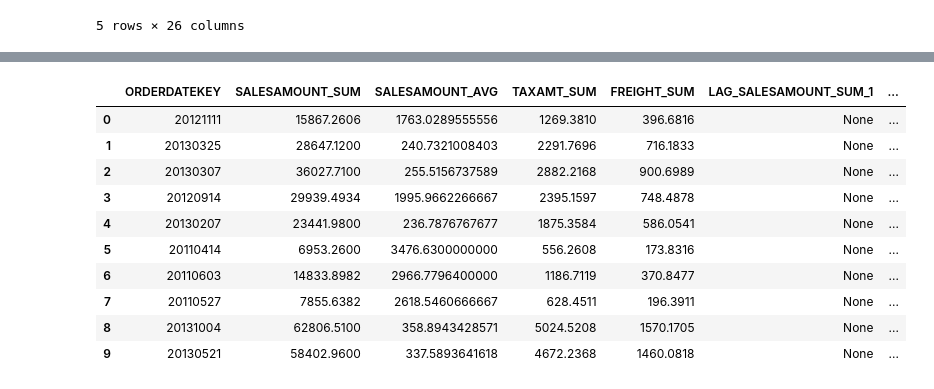
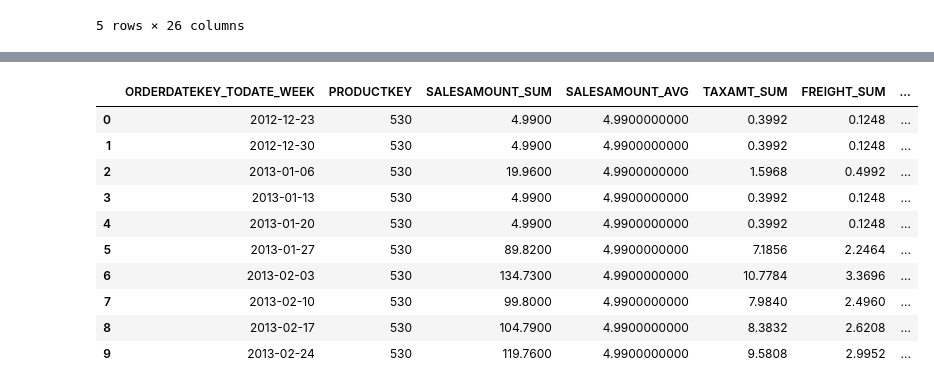
Before and after one commit to rasgointelligence/RasgoTransforms, a Jupyter notebook: UDT Tutorial.ipynb, the cells around one changed output, grey strips where cells are left out. Saved outputs shown, nothing was run; the diff lists cells and outputs as text; code cells hidden in the pictures.

```diff
--- a/UDT Tutorial.ipynb
+++ b/UDT Tutorial.ipynb
@@ -9,6 +9,7 @@
 import pyrasgo
 # %%
-#paste your Rasgo API key in the parentheses
-rasgo = pyrasgo.connect('')
+#use your rasgo API key to connect
+api_key = ''
+rasgo = pyrasgo.connect(api_key)
 # %%
 # Get all available transforms
@@ -91,10 +110,10 @@ from ADVENTUREWORKS.PUBLIC.FACTINTERNETSALES
 # %%
 # truncate date to week in a new column
 
-t1 = internet_sales.transform(
+t2 = t1.transform(
   transform_name='rasgo_datetrunc',
   date_part = 'week',
-  date_column = ['ORDERDATEKEY'])
+  date_columns = ['ORDERDATEKEY_TODATE'])
 
-t1.preview_sql()
+t2.preview()
 # %% [output]
@@ -102,9 +132,9 @@ t1.preview_sql()
 # %%
 # aggregate sales to week
 
-t1 = internet_sales.transform(
+t3 = t2.transform(
   transform_name='rasgo_group_by',
-  group_items=['ORDERDATEKEY'],
+  group_items=['ORDERDATEKEY_TODATE_WEEK', 'PRODUCTKEY'],
   aggregations={
       'SALESAMOUNT': ['SUM', 'AVG'],
       'TAXAMT': ['SUM'],
@@ -112,5 +142,5 @@ t1 = internet_sales.transform(
   }
 )
 
-t1.preview()
+t3.preview()
 # %% [output]
@@ -128,24 +158,24 @@ t1.preview()
 # %%
 # add lags for forecast model
 
-t2 = t1.transform(
+t4 = t3.transform(
     transform_name='rasgo_lag',
     columns = ['SALESAMOUNT_SUM'],
     amounts = [1,2,3,4,26,52],
-    order_by = ['ORDERDATEKEY'],
-    partition = ['ORDERDATEKEY']
+    order_by = ['ORDERDATEKEY_TODATE_WEEK'],
+    partition = ['PRODUCTKEY']
 )
 
-t2.preview()
+t4.preview()
 # %% [output]
-|  | ORDERDATEKEY | SALESAMOUNT_SUM | SALESAMOUNT_AVG | TAXAMT_SUM | FREIGHT_SUM | LAG_SALESAMOUNT_SUM_1 | ... |
-| 0 | 20121111 | 15867.2606 | 1763.0289555556 | 1269.3810 | 396.6816 | None | ... |
-| 1 | 20130325 | 28647.1200 | 240.7321008403 | 2291.7696 | 716.1833 | None | ... |
-| 2 | 20130307 | 36027.7100 | 255.5156737589 | 2882.2168 | 900.6989 | None | ... |
-| 3 | 20120914 | 29939.4934 | 1995.9662266667 | 2395.1597 | 748.4878 | None | ... |
-| 4 | 20130207 | 23441.9800 | 236.7876767677 | 1875.3584 | 586.0541 | None | ... |
-| 5 | 20110414 | 6953.2600 | 3476.6300000000 | 556.2608 | 173.8316 | None | ... |
-| 6 | 20110603 | 14833.8982 | 2966.7796400000 | 1186.7119 | 370.8477 | None | ... |
-| 7 | 20110527 | 7855.6382 | 2618.5460666667 | 628.4511 | 196.3911 | None | ... |
-| 8 | 20131004 | 62806.5100 | 358.8943428571 | 5024.5208 | 1570.1705 | None | ... |
-| 9 | 20130521 | 58402.9600 | 337.5893641618 | 4672.2368 | 1460.0818 | None | ... |
+|  | ORDERDATEKEY_TODATE_WEEK | PRODUCTKEY | SALESAMOUNT_SUM | SALESAMOUNT_AVG | TAXAMT_SUM | FREIGHT_SUM | ... |
+| 0 | 2012-12-23 | 530 | 4.9900 | 4.9900000000 | 0.3992 | 0.1248 | ... |
+| 1 | 2012-12-30 | 530 | 4.9900 | 4.9900000000 | 0.3992 | 0.1248 | ... |
+| 2 | 2013-01-06 | 530 | 19.9600 | 4.9900000000 | 1.5968 | 0.4992 | ... |
+| 3 | 2013-01-13 | 530 | 4.9900 | 4.9900000000 | 0.3992 | 0.1248 | ... |
+| 4 | 2013-01-20 | 530 | 4.9900 | 4.9900000000 | 0.3992 | 0.1248 | ... |
+| 5 | 2013-01-27 | 530 | 89.8200 | 4.9900000000 | 7.1856 | 2.2464 | ... |
+| 6 | 2013-02-03 | 530 | 134.7300 | 4.9900000000 | 10.7784 | 3.3696 | ... |
+| 7 | 2013-02-10 | 530 | 99.8000 | 4.9900000000 | 7.9840 | 2.4960 | ... |
+| 8 | 2013-02-17 | 530 | 104.7900 | 4.9900000000 | 8.3832 | 2.6208 | ... |
+| 9 | 2013-02-24 | 530 | 119.7600 | 4.9900000000 | 9.5808 | 2.9952 | ... |
```
Also changed, not shown: parts of 17 cells of this notebook.
